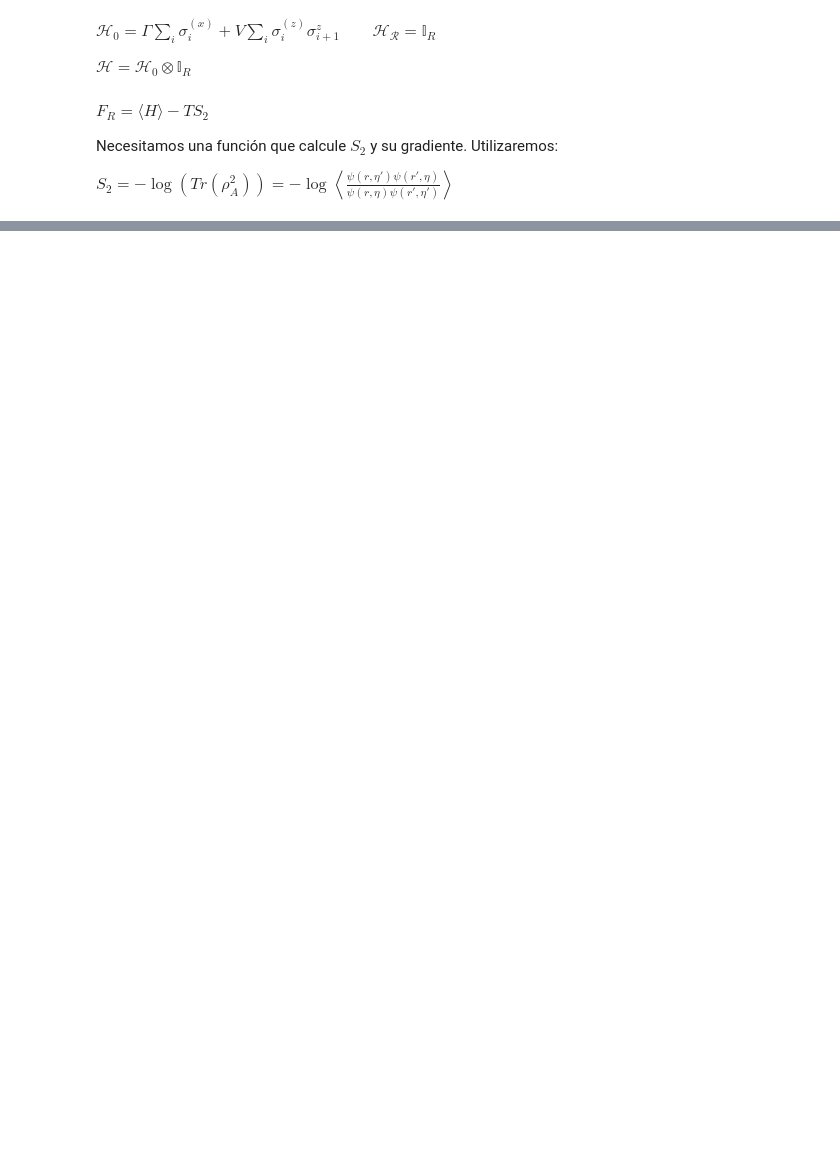
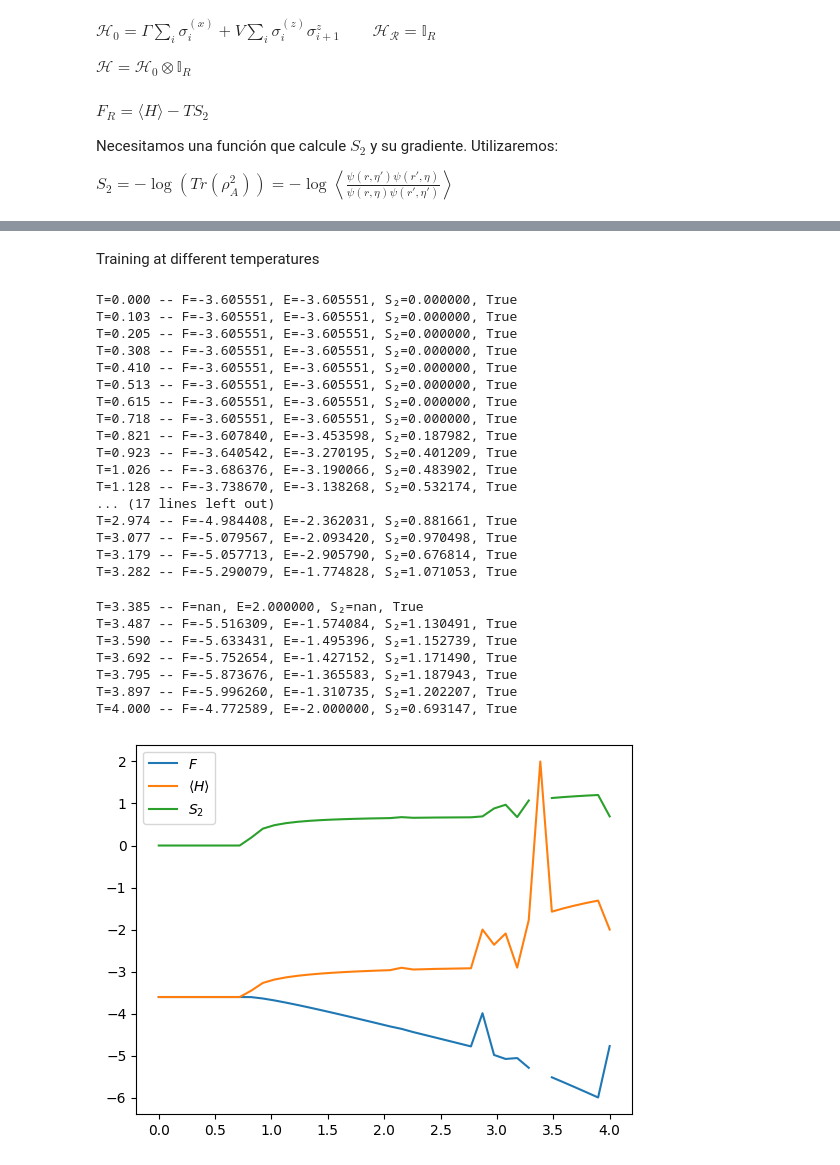
Before and after one commit to ismaelcastrouimp/TFM, a Jupyter notebook: Ancilla_Ising.ipynb, the cells around one changed output, grey strips where cells are left out. Cells and saved outputs as stored; diff of their text form; code cells hidden in the pictures; blank space fills up the shorter version.

```diff
--- a/Ancilla_Ising.ipynb
+++ b/Ancilla_Ising.ipynb
@@ -2939,0 +1513,61 @@ plt.show()
+# %% [markdown]
+Training at different temperatures
+# %%
+#Minimizar F = <H> - TS₂ en función de T con scipy
+T_array_scipy = np.linspace(0, 4, 40)
+model = RBM_Z2(alpha=1, trivial_Z2=True)
+# sampler = nk.sampler.ExactSampler(hilbert=hi_extended)
+
+energy_results_scipy = []
+entropy_results_scipy = []
+free_energy_results_scipy = []
+
+for T in T_array_scipy:
+    vstate = nk.vqs.FullSumState(hilbert=hi_extended, model=model)
+    # vstate = nk.vqs.MCState(sampler, model, n_samples=100000)
+    result = free_energy_minimize_scipy(
+        vstate,
+        T=T,
+        partition=partition,
+        Hamiltonian=H_extended,
+        n_samples=100000,
+        method="L-BFGS-B",
+        options={"maxiter": 20000},
+        verbose=False
+    )
+    energy_results_scipy.append(result["best_energy"])
+    entropy_results_scipy.append(result["best_entropy"])
+    free_energy_results_scipy.append(result["best_F"])
+    print(f"T={T:.3f} -- F={result["best_F"]:.6f}, E={result["best_energy"]:.6f}, S₂={result["best_entropy"]:.6f}, {result["result"].success}")
+
+plt.plot(T_array_scipy, free_energy_results_scipy, label=r"$F$")
+plt.plot(T_array_scipy, energy_results_scipy, label=r"$\langle H\rangle$")
+plt.plot(T_array_scipy, entropy_results_scipy, label=r"$S_2$")
+plt.legend()
+plt.show()
+# %% [output]
+T=0.000 -- F=-3.605551, E=-3.605551, S₂=0.000000, True
+T=0.103 -- F=-3.605551, E=-3.605551, S₂=0.000000, True
+T=0.205 -- F=-3.605551, E=-3.605551, S₂=0.000000, True
+T=0.308 -- F=-3.605551, E=-3.605551, S₂=0.000000, True
+T=0.410 -- F=-3.605551, E=-3.605551, S₂=0.000000, True
+T=0.513 -- F=-3.605551, E=-3.605551, S₂=0.000000, True
+T=0.615 -- F=-3.605551, E=-3.605551, S₂=0.000000, True
+T=0.718 -- F=-3.605551, E=-3.605551, S₂=0.000000, True
+T=0.821 -- F=-3.607840, E=-3.453598, S₂=0.187982, True
+T=0.923 -- F=-3.640542, E=-3.270195, S₂=0.401209, True
+T=1.026 -- F=-3.686376, E=-3.190066, S₂=0.483902, True
+T=1.128 -- F=-3.738670, E=-3.138268, S₂=0.532174, True
+... (17 lines left out)
+T=2.974 -- F=-4.984408, E=-2.362031, S₂=0.881661, True
+T=3.077 -- F=-5.079567, E=-2.093420, S₂=0.970498, True
+T=3.179 -- F=-5.057713, E=-2.905790, S₂=0.676814, True
+T=3.282 -- F=-5.290079, E=-1.774828, S₂=1.071053, True
+T=3.385 -- F=nan, E=2.000000, S₂=nan, True
+T=3.487 -- F=-5.516309, E=-1.574084, S₂=1.130491, True
+T=3.590 -- F=-5.633431, E=-1.495396, S₂=1.152739, True
+T=3.692 -- F=-5.752654, E=-1.427152, S₂=1.171490, True
+T=3.795 -- F=-5.873676, E=-1.365583, S₂=1.187943, True
+T=3.897 -- F=-5.996260, E=-1.310735, S₂=1.202207, True
+T=4.000 -- F=-4.772589, E=-2.000000, S₂=0.693147, True
+[figure, added]
```
Also changed, not shown: parts of 38 cells of this notebook.
